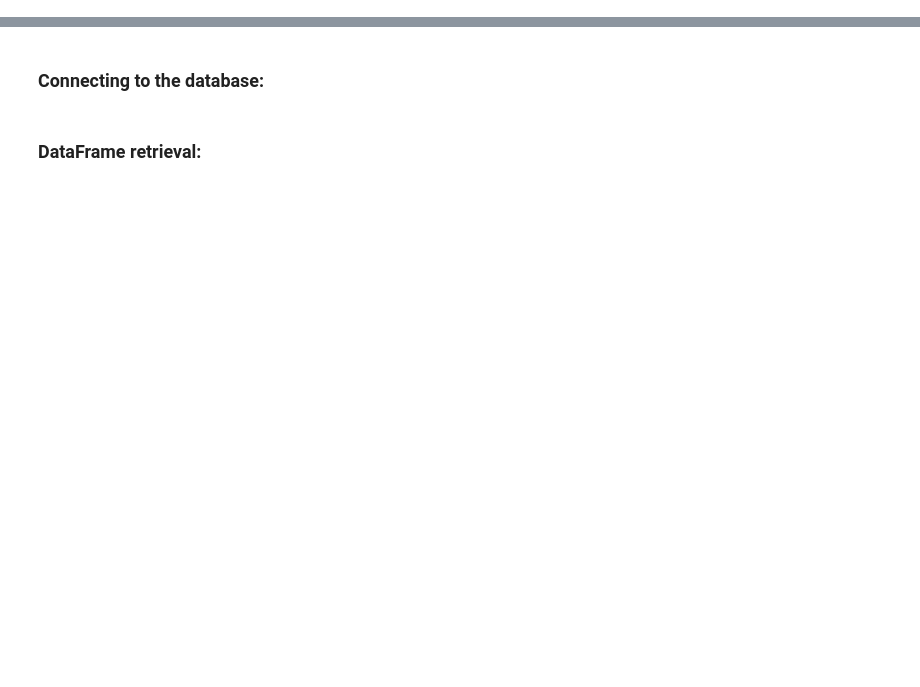
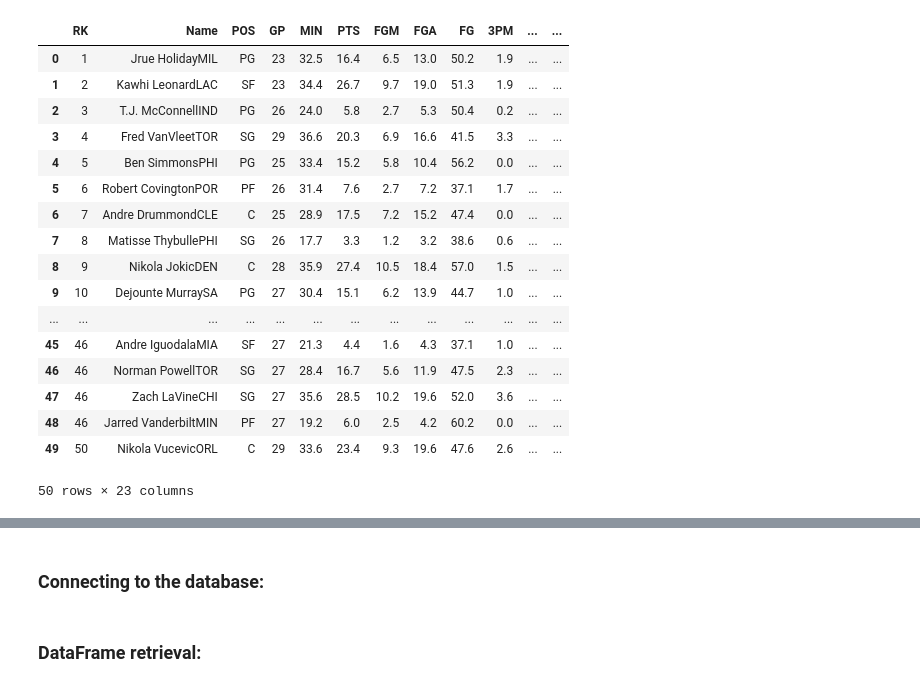
Before and after one commit to JmSambajon/group5-project, a Jupyter notebook: Simple Model for Segment 1.ipynb, the cells around one changed output, grey strips where cells are left out. Cells and saved outputs as stored; diff of their text form; code cells hidden in the pictures; blank space fills up the shorter version.

```diff
--- a/Simple Model for Segment 1.ipynb
+++ b/Simple Model for Segment 1.ipynb
@@ -7,0 +10,6 @@ import psycopg2
+# %%
+# Establishing connection to the database (test)
+
+db_string = f"postgres://postgres:{db_password}@127.0.0.1:5432/nba_data"
+
+conn = create_engine(db_string)
@@ -7,0 +30,26 @@ import psycopg2
+# %%
+# Importing dataframe from SQL (test)
+
+from_sql_df = pd.read_sql("basketball_data", con = conn)
+# %%
+# Reading the dataframe
+from_sql_df
+# %% [output]
+|  | RK | Name | POS | GP | MIN | PTS | FGM | FGA | FG | 3PM | ... | ... |
+| 0 | 1 | Jrue HolidayMIL | PG | 23 | 32.5 | 16.4 | 6.5 | 13.0 | 50.2 | 1.9 | ... | ... |
+| 1 | 2 | Kawhi LeonardLAC | SF | 23 | 34.4 | 26.7 | 9.7 | 19.0 | 51.3 | 1.9 | ... | ... |
+| 2 | 3 | T.J. McConnellIND | PG | 26 | 24.0 | 5.8 | 2.7 | 5.3 | 50.4 | 0.2 | ... | ... |
+| 3 | 4 | Fred VanVleetTOR | SG | 29 | 36.6 | 20.3 | 6.9 | 16.6 | 41.5 | 3.3 | ... | ... |
+| 4 | 5 | Ben SimmonsPHI | PG | 25 | 33.4 | 15.2 | 5.8 | 10.4 | 56.2 | 0.0 | ... | ... |
+| 5 | 6 | Robert CovingtonPOR | PF | 26 | 31.4 | 7.6 | 2.7 | 7.2 | 37.1 | 1.7 | ... | ... |
+| 6 | 7 | Andre DrummondCLE | C | 25 | 28.9 | 17.5 | 7.2 | 15.2 | 47.4 | 0.0 | ... | ... |
+| 7 | 8 | Matisse ThybullePHI | SG | 26 | 17.7 | 3.3 | 1.2 | 3.2 | 38.6 | 0.6 | ... | ... |
+| 8 | 9 | Nikola JokicDEN | C | 28 | 35.9 | 27.4 | 10.5 | 18.4 | 57.0 | 1.5 | ... | ... |
+| 9 | 10 | Dejounte MurraySA | PG | 27 | 30.4 | 15.1 | 6.2 | 13.9 | 44.7 | 1.0 | ... | ... |
+| ... | ... | ... | ... | ... | ... | ... | ... | ... | ... | ... | ... | ... |
+| 45 | 46 | Andre IguodalaMIA | SF | 27 | 21.3 | 4.4 | 1.6 | 4.3 | 37.1 | 1.0 | ... | ... |
+| 46 | 46 | Norman PowellTOR | SG | 27 | 28.4 | 16.7 | 5.6 | 11.9 | 47.5 | 2.3 | ... | ... |
+| 47 | 46 | Zach LaVineCHI | SG | 27 | 35.6 | 28.5 | 10.2 | 19.6 | 52.0 | 3.6 | ... | ... |
+| 48 | 46 | Jarred VanderbiltMIN | PF | 27 | 19.2 | 6.0 | 2.5 | 4.2 | 60.2 | 0.0 | ... | ... |
+| 49 | 50 | Nikola VucevicORL | C | 29 | 33.6 | 23.4 | 9.3 | 19.6 | 47.6 | 2.6 | ... | ... |
+50 rows × 23 columns
```
Also changed, not shown: parts of 7 cells of this notebook.
